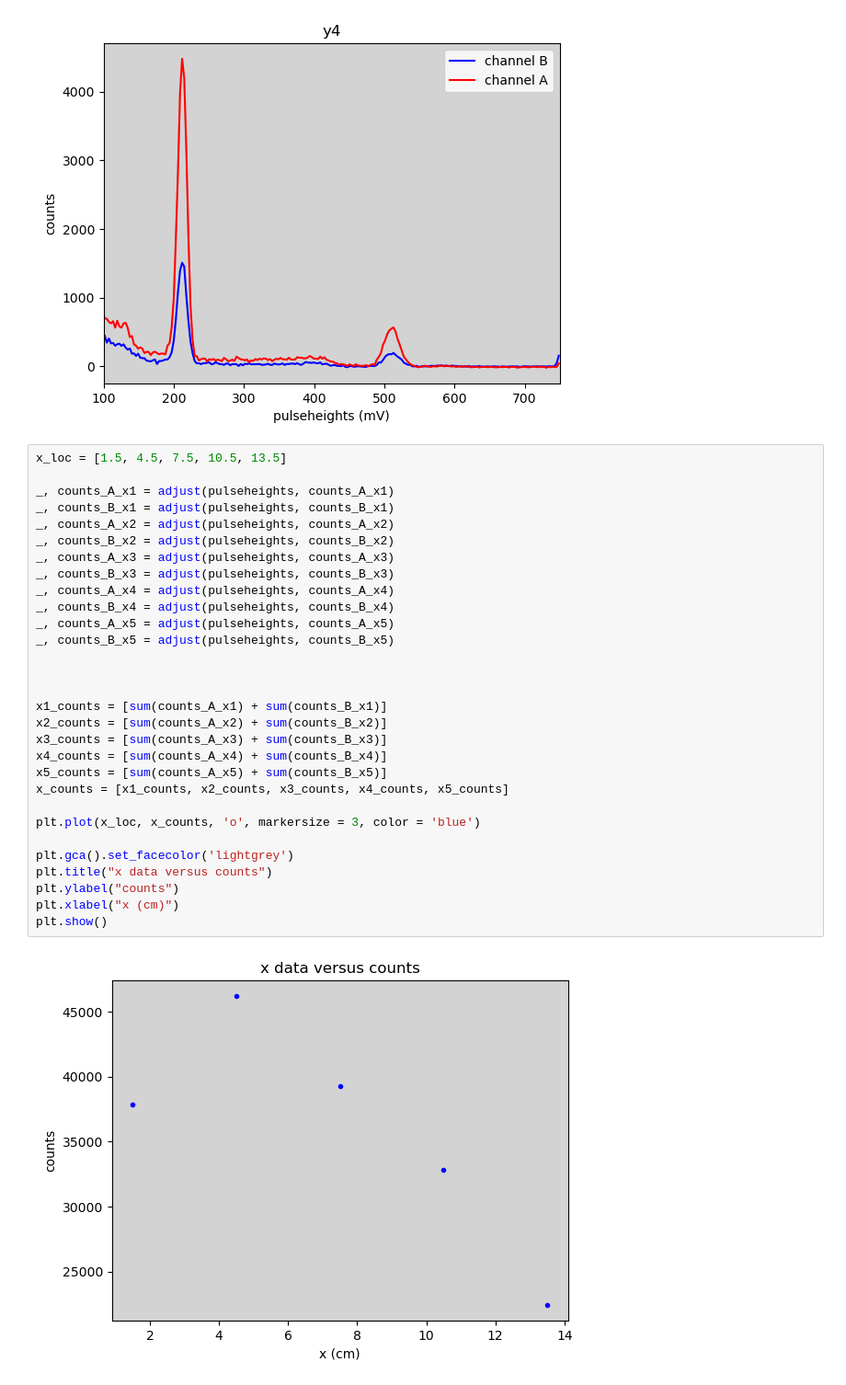
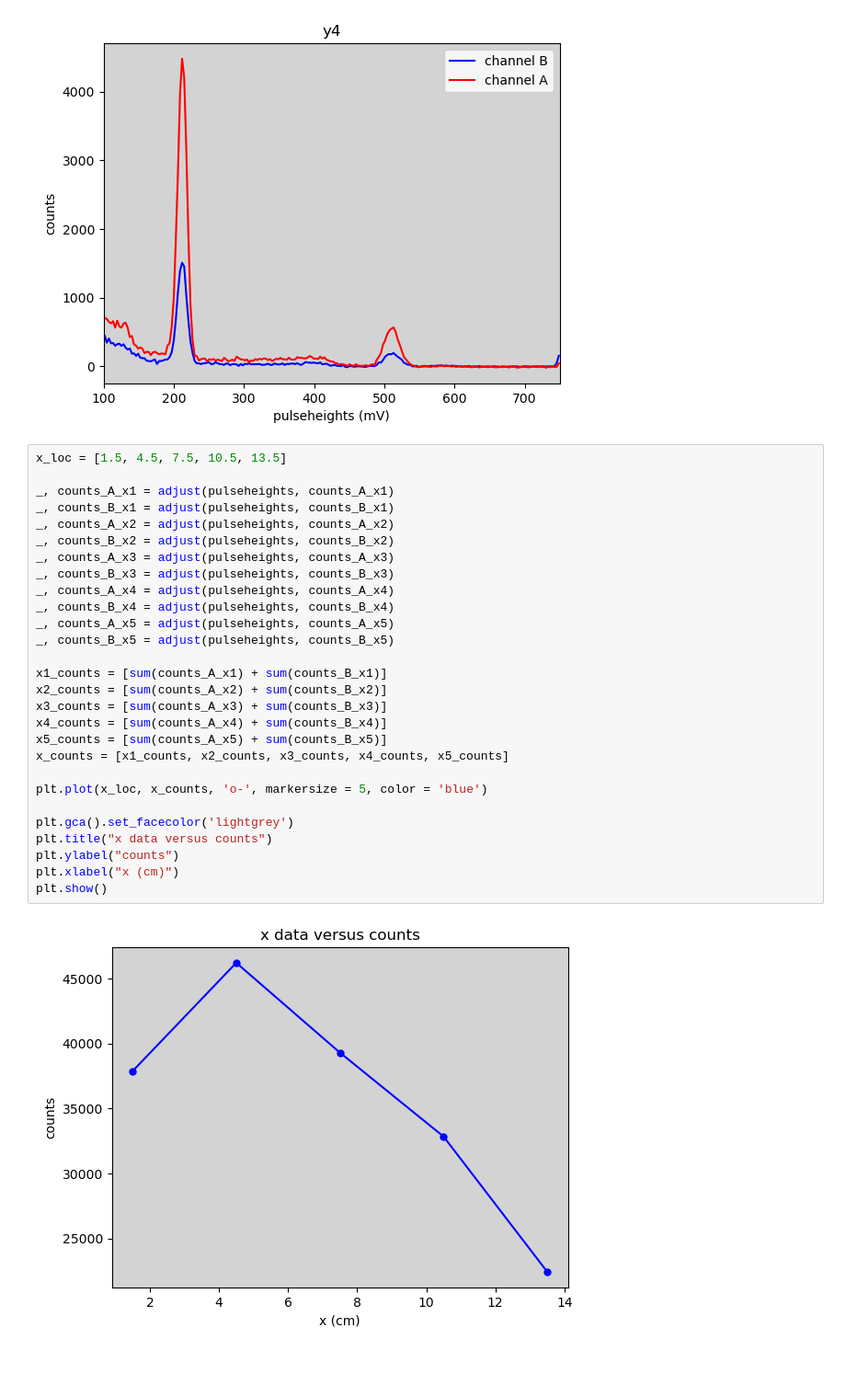
Before and after one commit to jrc-rodriguez/particle_physics, a Jupyter notebook: particle_physics.ipynb, the cells around one changed output. Shown at 92% size. Saved outputs shown, nothing was run; the diff lists cells and outputs as text.

Commit message:
improved graphs

```diff
--- a/particle_physics.ipynb
+++ b/particle_physics.ipynb
@@ -215,35 +215,33 @@ plt.show()
 # %%
 x_loc = [1.5, 4.5, 7.5, 10.5, 13.5]
 
 _, counts_A_x1 = adjust(pulseheights, counts_A_x1)
 _, counts_B_x1 = adjust(pulseheights, counts_B_x1)
 _, counts_A_x2 = adjust(pulseheights, counts_A_x2)
 _, counts_B_x2 = adjust(pulseheights, counts_B_x2)
 _, counts_A_x3 = adjust(pulseheights, counts_A_x3)
 _, counts_B_x3 = adjust(pulseheights, counts_B_x3)
 _, counts_A_x4 = adjust(pulseheights, counts_A_x4)
 _, counts_B_x4 = adjust(pulseheights, counts_B_x4)
 _, counts_A_x5 = adjust(pulseheights, counts_A_x5)
 _, counts_B_x5 = adjust(pulseheights, counts_B_x5)
 
-
-
 x1_counts = [sum(counts_A_x1) + sum(counts_B_x1)]
 x2_counts = [sum(counts_A_x2) + sum(counts_B_x2)]
 x3_counts = [sum(counts_A_x3) + sum(counts_B_x3)]
 x4_counts = [sum(counts_A_x4) + sum(counts_B_x4)]
 x5_counts = [sum(counts_A_x5) + sum(counts_B_x5)]
 x_counts = [x1_counts, x2_counts, x3_counts, x4_counts, x5_counts]
 
-plt.plot(x_loc, x_counts, 'o', markersize = 3, color = 'blue')
+plt.plot(x_loc, x_counts, 'o-', markersize = 5, color = 'blue')
 
 plt.gca().set_facecolor('lightgrey')
 plt.title("x data versus counts")
 plt.ylabel("counts")
 plt.xlabel("x (cm)")
 plt.show()
 # %% [output]
-[figure, old version]
+[figure, new version]
 # %%
 y_loc = [1.5, 4.5, 7.5, 10.5]
 
```
Also changed, not shown: parts of 3 cells of this notebook.
